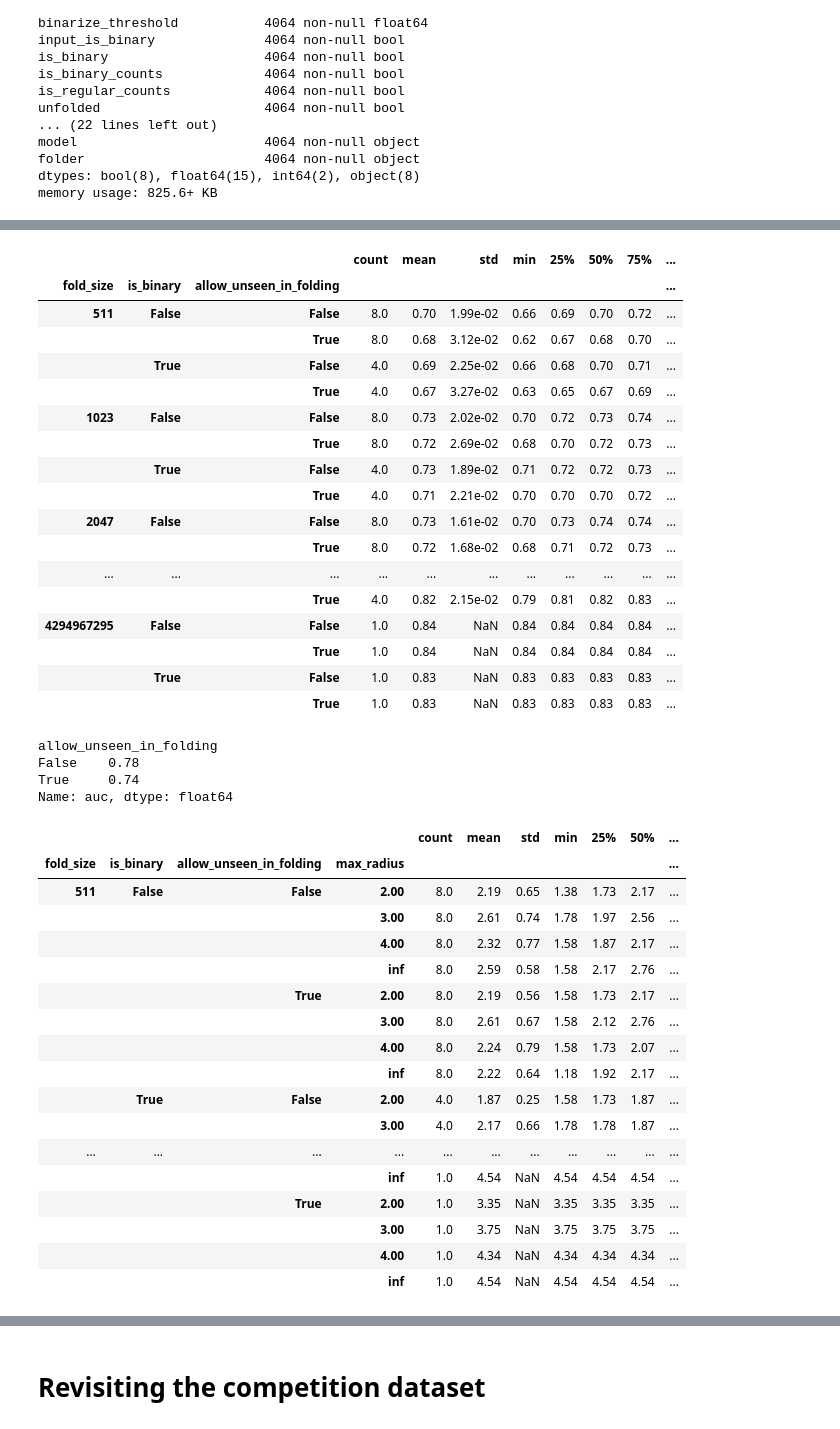
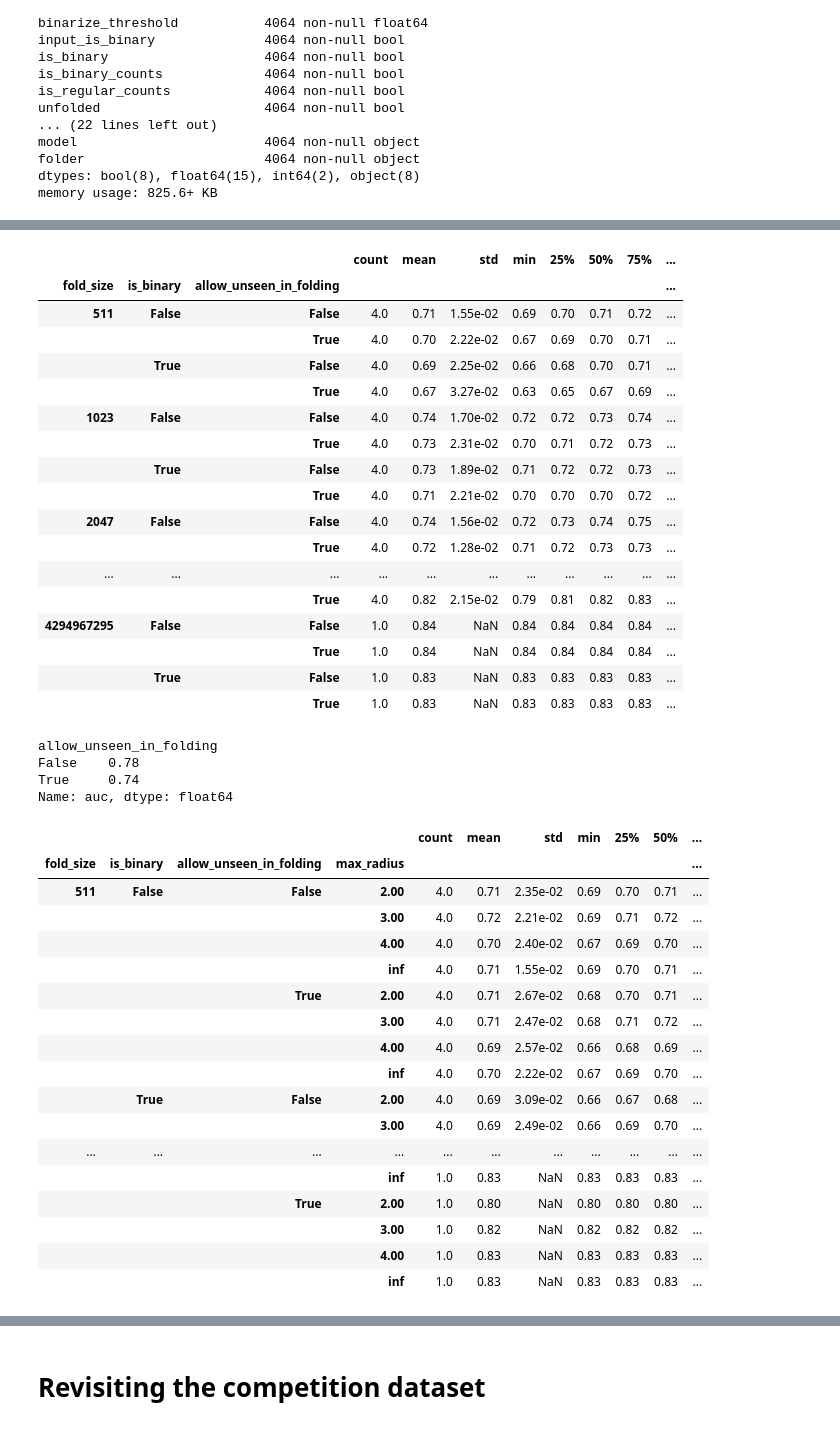
Before and after one commit to sdvillal/tdt-malaria-followup, a Jupyter notebook: tdt_autopsy/notebooks/logregs_competition_benchmark_explorations.ipynb, the cells around one changed output, grey strips where cells are left out. Saved outputs shown, nothing was run; the diff lists cells and outputs as text; code cells hidden in the pictures.

```diff
--- a/tdt_autopsy/notebooks/logregs_competition_benchmark_explorations.ipynb
+++ b/tdt_autopsy/notebooks/logregs_competition_benchmark_explorations.ipynb
@@ -267,11 +276,11 @@ COLUMNS = {
 # %%
 # We will only look at L2-regularized networks (training with L1 penalty takes much longer to worse results)
-# df = df.query('model_name == "tdtl2"')
+df = df.query('model_name == "tdtl2"')
 # Also we will remove binarize + fold counts
 # These are binarized matrices that become counts on folding
 # (each bucket counts the number of substructures going them without taking into account their counts)
 # It works well, but I do not think it is common practice, so for the time being I let them out
-# df = df.query('is_binary or is_regular_counts')
+df = df.query('is_binary or is_regular_counts')
 # %%
 # The table looks like this...
 show_df(df.sort_values('auc', ascending=False).head(5))
@@ -306,16 +315,16 @@ df.query('not scale and '
 # %% [output]
 |  |  |  | count | mean | std | min | 25% | 50% | 75% | ... |
 | fold_size | is_binary | allow_unseen_in_folding |  |  |  |  |  |  |  | ... |
-| 511 | False | False | 8.0 | 0.70 | 1.99e-02 | 0.66 | 0.69 | 0.70 | 0.72 | ... |
-|  |  | True | 8.0 | 0.68 | 3.12e-02 | 0.62 | 0.67 | 0.68 | 0.70 | ... |
+| 511 | False | False | 4.0 | 0.71 | 1.55e-02 | 0.69 | 0.70 | 0.71 | 0.72 | ... |
+|  |  | True | 4.0 | 0.70 | 2.22e-02 | 0.67 | 0.69 | 0.70 | 0.71 | ... |
 |  | True | False | 4.0 | 0.69 | 2.25e-02 | 0.66 | 0.68 | 0.70 | 0.71 | ... |
 |  |  | True | 4.0 | 0.67 | 3.27e-02 | 0.63 | 0.65 | 0.67 | 0.69 | ... |
-| 1023 | False | False | 8.0 | 0.73 | 2.02e-02 | 0.70 | 0.72 | 0.73 | 0.74 | ... |
-|  |  | True | 8.0 | 0.72 | 2.69e-02 | 0.68 | 0.70 | 0.72 | 0.73 | ... |
+| 1023 | False | False | 4.0 | 0.74 | 1.70e-02 | 0.72 | 0.72 | 0.73 | 0.74 | ... |
+|  |  | True | 4.0 | 0.73 | 2.31e-02 | 0.70 | 0.71 | 0.72 | 0.73 | ... |
 |  | True | False | 4.0 | 0.73 | 1.89e-02 | 0.71 | 0.72 | 0.72 | 0.73 | ... |
 |  |  | True | 4.0 | 0.71 | 2.21e-02 | 0.70 | 0.70 | 0.70 | 0.72 | ... |
-| 2047 | False | False | 8.0 | 0.73 | 1.61e-02 | 0.70 | 0.73 | 0.74 | 0.74 | ... |
-|  |  | True | 8.0 | 0.72 | 1.68e-02 | 0.68 | 0.71 | 0.72 | 0.73 | ... |
+| 2047 | False | False | 4.0 | 0.74 | 1.56e-02 | 0.72 | 0.73 | 0.74 | 0.75 | ... |
+|  |  | True | 4.0 | 0.72 | 1.28e-02 | 0.71 | 0.72 | 0.73 | 0.73 | ... |
 | ... | ... | ... | ... | ... | ... | ... | ... | ... | ... | ... |
 |  |  | True | 4.0 | 0.82 | 2.15e-02 | 0.79 | 0.81 | 0.82 | 0.83 | ... |
 | 4294967295 | False | False | 1.0 | 0.84 | NaN | 0.84 | 0.84 | 0.84 | 0.84 | ... |
@@ -338,30 +347,30 @@ Name: auc, dtype: float64
 # %%
 # What about the max radius?
 #  - For small fold sizes, larger radii have no to detrimental effect => Due to growing collision rate?
 #  - For large fold sizes and no fold, the model is able to figure out how not to over fit too much => clear gains
 df.query('row_normalizer == "none" and '
          'zero_columns == "none" and '
          'num_fold_seeds < 2 and '
          'not scale').groupby(['fold_size',
                                'is_binary',
                                'allow_unseen_in_folding',
-                               'max_radius']).enrichment_5.describe()
+                               'max_radius']).auc.describe()
 # %% [output]
 |  |  |  |  | count | mean | std | min | 25% | 50% | ... |
 | fold_size | is_binary | allow_unseen_in_folding | max_radius |  |  |  |  |  |  | ... |
-| 511 | False | False | 2.00 | 8.0 | 2.19 | 0.65 | 1.38 | 1.73 | 2.17 | ... |
-|  |  |  | 3.00 | 8.0 | 2.61 | 0.74 | 1.78 | 1.97 | 2.56 | ... |
-|  |  |  | 4.00 | 8.0 | 2.32 | 0.77 | 1.58 | 1.87 | 2.17 | ... |
-|  |  |  | inf | 8.0 | 2.59 | 0.58 | 1.58 | 2.17 | 2.76 | ... |
-|  |  | True | 2.00 | 8.0 | 2.19 | 0.56 | 1.58 | 1.73 | 2.17 | ... |
-|  |  |  | 3.00 | 8.0 | 2.61 | 0.67 | 1.58 | 2.12 | 2.76 | ... |
-|  |  |  | 4.00 | 8.0 | 2.24 | 0.79 | 1.58 | 1.73 | 2.07 | ... |
-|  |  |  | inf | 8.0 | 2.22 | 0.64 | 1.18 | 1.92 | 2.17 | ... |
-|  | True | False | 2.00 | 4.0 | 1.87 | 0.25 | 1.58 | 1.73 | 1.87 | ... |
-|  |  |  | 3.00 | 4.0 | 2.17 | 0.66 | 1.78 | 1.78 | 1.87 | ... |
+| 511 | False | False | 2.00 | 4.0 | 0.71 | 2.35e-02 | 0.69 | 0.70 | 0.71 | ... |
+|  |  |  | 3.00 | 4.0 | 0.72 | 2.21e-02 | 0.69 | 0.71 | 0.72 | ... |
+|  |  |  | 4.00 | 4.0 | 0.70 | 2.40e-02 | 0.67 | 0.69 | 0.70 | ... |
+|  |  |  | inf | 4.0 | 0.71 | 1.55e-02 | 0.69 | 0.70 | 0.71 | ... |
+|  |  | True | 2.00 | 4.0 | 0.71 | 2.67e-02 | 0.68 | 0.70 | 0.71 | ... |
+|  |  |  | 3.00 | 4.0 | 0.71 | 2.47e-02 | 0.68 | 0.71 | 0.72 | ... |
+|  |  |  | 4.00 | 4.0 | 0.69 | 2.57e-02 | 0.66 | 0.68 | 0.69 | ... |
+|  |  |  | inf | 4.0 | 0.70 | 2.22e-02 | 0.67 | 0.69 | 0.70 | ... |
+|  | True | False | 2.00 | 4.0 | 0.69 | 3.09e-02 | 0.66 | 0.67 | 0.68 | ... |
+|  |  |  | 3.00 | 4.0 | 0.69 | 2.49e-02 | 0.66 | 0.69 | 0.70 | ... |
 | ... | ... | ... | ... | ... | ... | ... | ... | ... | ... | ... |
-|  |  |  | inf | 1.0 | 4.54 | NaN | 4.54 | 4.54 | 4.54 | ... |
-|  |  | True | 2.00 | 1.0 | 3.35 | NaN | 3.35 | 3.35 | 3.35 | ... |
-|  |  |  | 3.00 | 1.0 | 3.75 | NaN | 3.75 | 3.75 | 3.75 | ... |
-|  |  |  | 4.00 | 1.0 | 4.34 | NaN | 4.34 | 4.34 | 4.34 | ... |
-|  |  |  | inf | 1.0 | 4.54 | NaN | 4.54 | 4.54 | 4.54 | ... |
+|  |  |  | inf | 1.0 | 0.83 | NaN | 0.83 | 0.83 | 0.83 | ... |
+|  |  | True | 2.00 | 1.0 | 0.80 | NaN | 0.80 | 0.80 | 0.80 | ... |
+|  |  |  | 3.00 | 1.0 | 0.82 | NaN | 0.82 | 0.82 | 0.82 | ... |
+|  |  |  | 4.00 | 1.0 | 0.83 | NaN | 0.83 | 0.83 | 0.83 | ... |
+|  |  |  | inf | 1.0 | 0.83 | NaN | 0.83 | 0.83 | 0.83 | ... |
```
Also changed, not shown: parts of 8 cells of this notebook.
